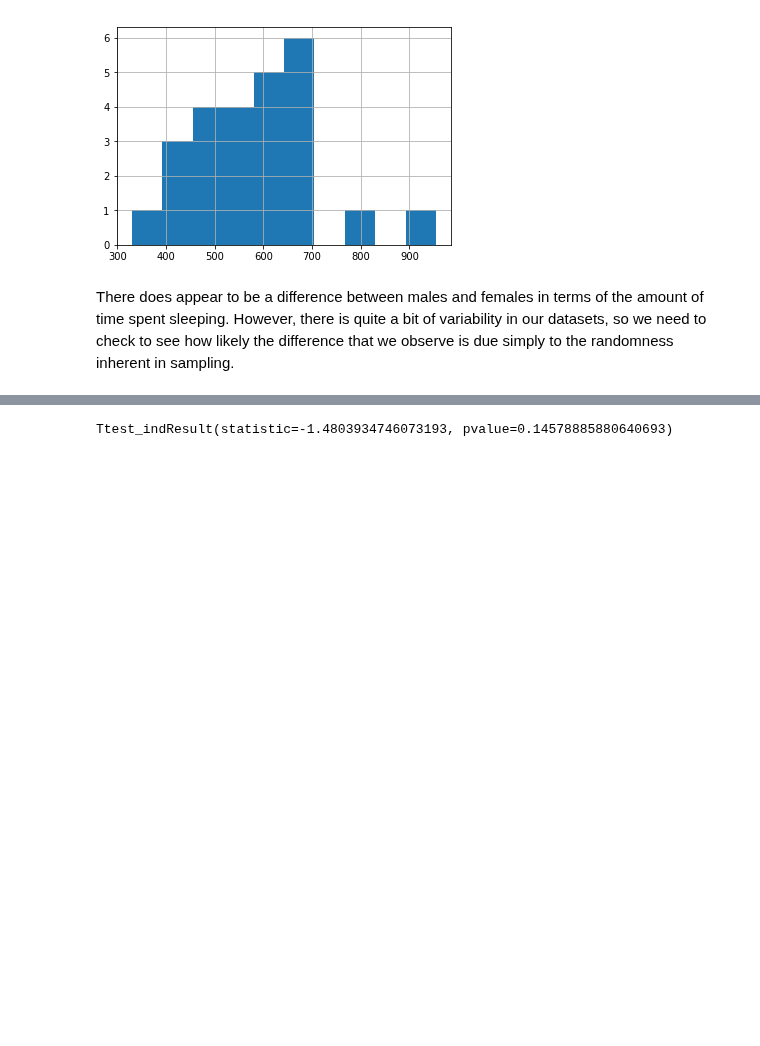
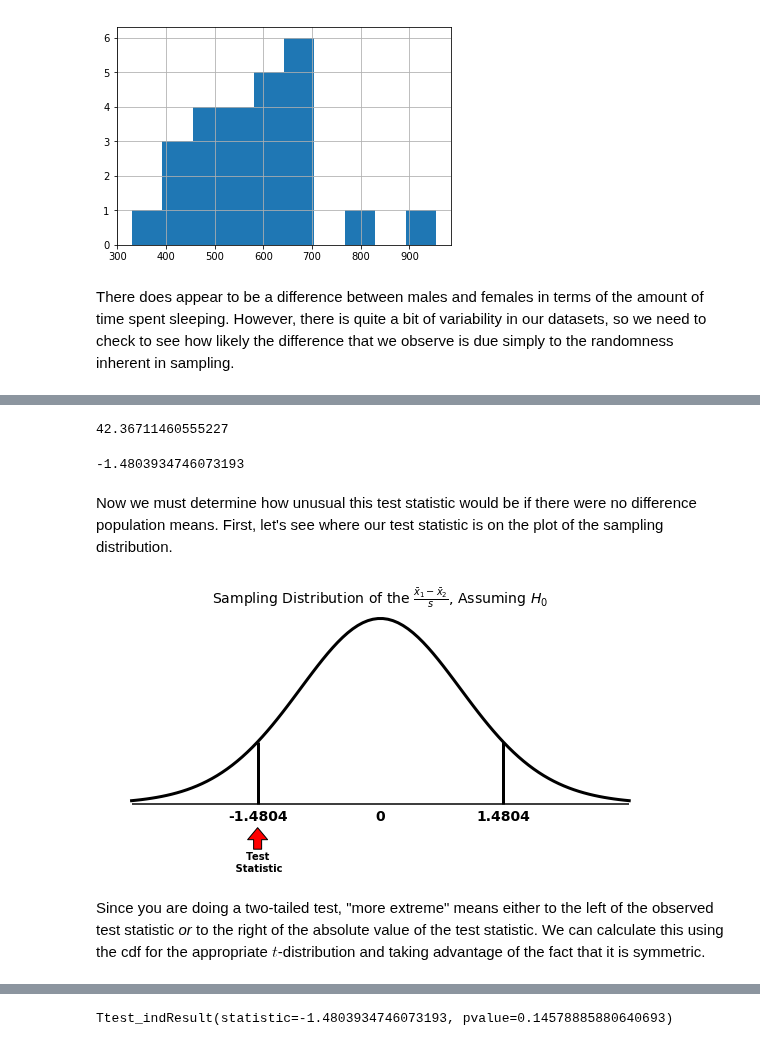
Before and after one commit to NSS-Data-Instructional-Stuff/stats-for-data-science, a Jupyter notebook: notebooks/Hypothesis_Testing_Part_1.ipynb, the cells around one changed output, grey strips where cells are left out. Drawn from its saved outputs; the diff is of its cells as text; code cells hidden in the pictures; blank space fills up the shorter version.

```diff
--- a/notebooks/Hypothesis_Testing_Part_1.ipynb
+++ b/notebooks/Hypothesis_Testing_Part_1.ipynb
@@ -192,0 +240,20 @@ $H_A: \mu_M \neq \mu_F$
+# %%
+x1 = sleeping.loc[sleeping['sex'] == 'Male', 'minutes_spent_sleeping'].mean()
+s1 = sleeping.loc[sleeping['sex'] == 'Male', 'minutes_spent_sleeping'].std()
+n1 = sleeping.loc[sleeping['sex'] == 'Male', 'minutes_spent_sleeping'].count()
+
+x2 = sleeping.loc[sleeping['sex'] == 'Female', 'minutes_spent_sleeping'].mean()
+s2 = sleeping.loc[sleeping['sex'] == 'Female', 'minutes_spent_sleeping'].std()
+n2 = sleeping.loc[sleeping['sex'] == 'Female', 'minutes_spent_sleeping'].count()
+
+s = np.sqrt(s1**2 / n1 + s2**2 / n2)
+s
+# %% [output]
+42.36711460555227
+# %%
+t_value = (x1 - x2) / s
+t_value
+# %% [output]
+-1.4803934746073193
+# %% [markdown]
+Now we must determine how unusual this test statistic would be if there were no difference population means. First, let's see where our test statistic is on the plot of the sampling distribution.
@@ -192,0 +262,8 @@ $H_A: \mu_M \neq \mu_F$
+# %%
+hypot_plot_mean_2sample(sleeping.loc[sleeping.sex == 'Male', 'minutes_spent_sleeping'],
+                       sleeping.loc[sleeping.sex == 'Female', 'minutes_spent_sleeping'],
+                        type='both', area = False)
+# %% [output]
+[figure, added]
+# %% [markdown]
+Since you are doing a two-tailed test, "more extreme" means either to the left of the observed test statistic *or* to the right of the absolute value of the test statistic. We can calculate this using the cdf for the appropriate $t$-distribution and taking advantage of the fact that it is symmetric.
```
Also changed, not shown: parts of 75 cells of this notebook, 2 other files.
